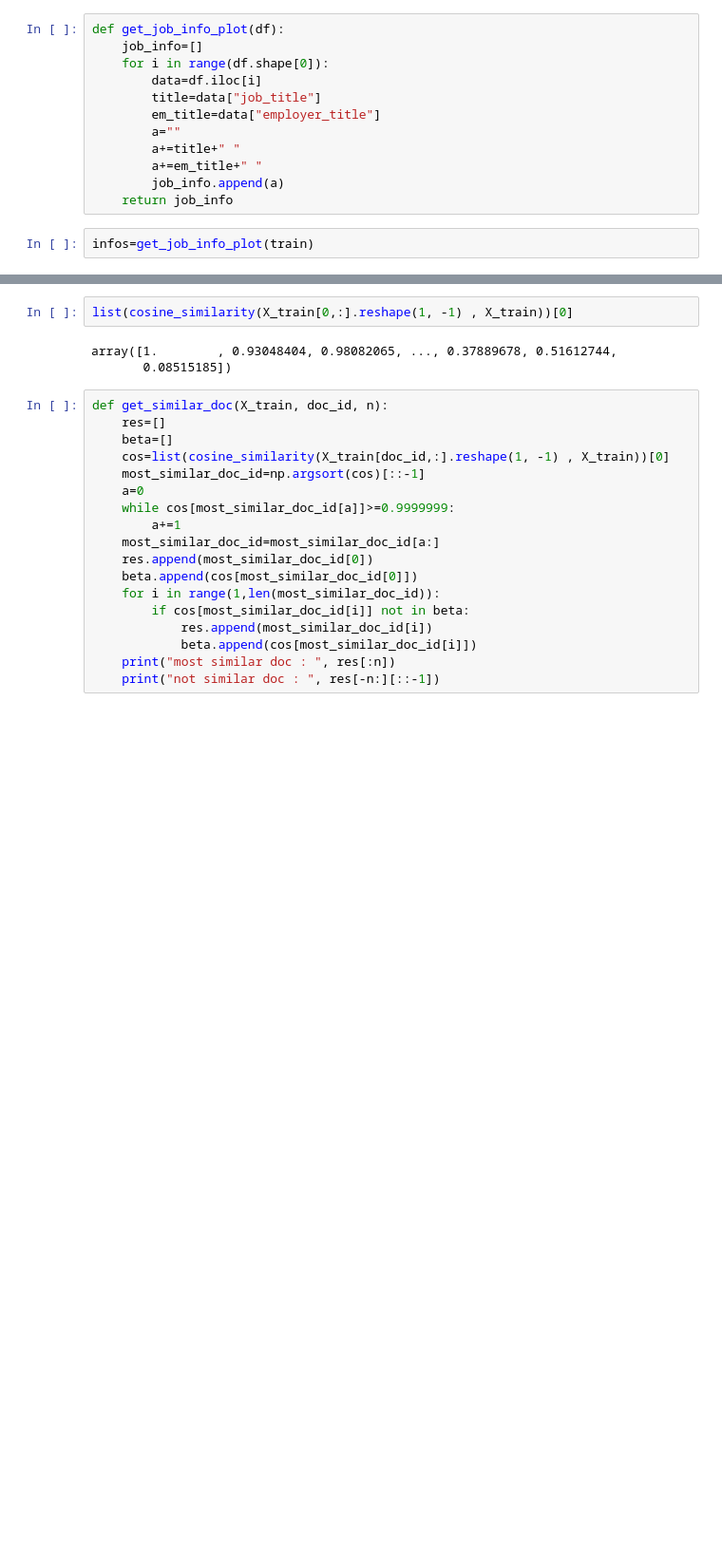
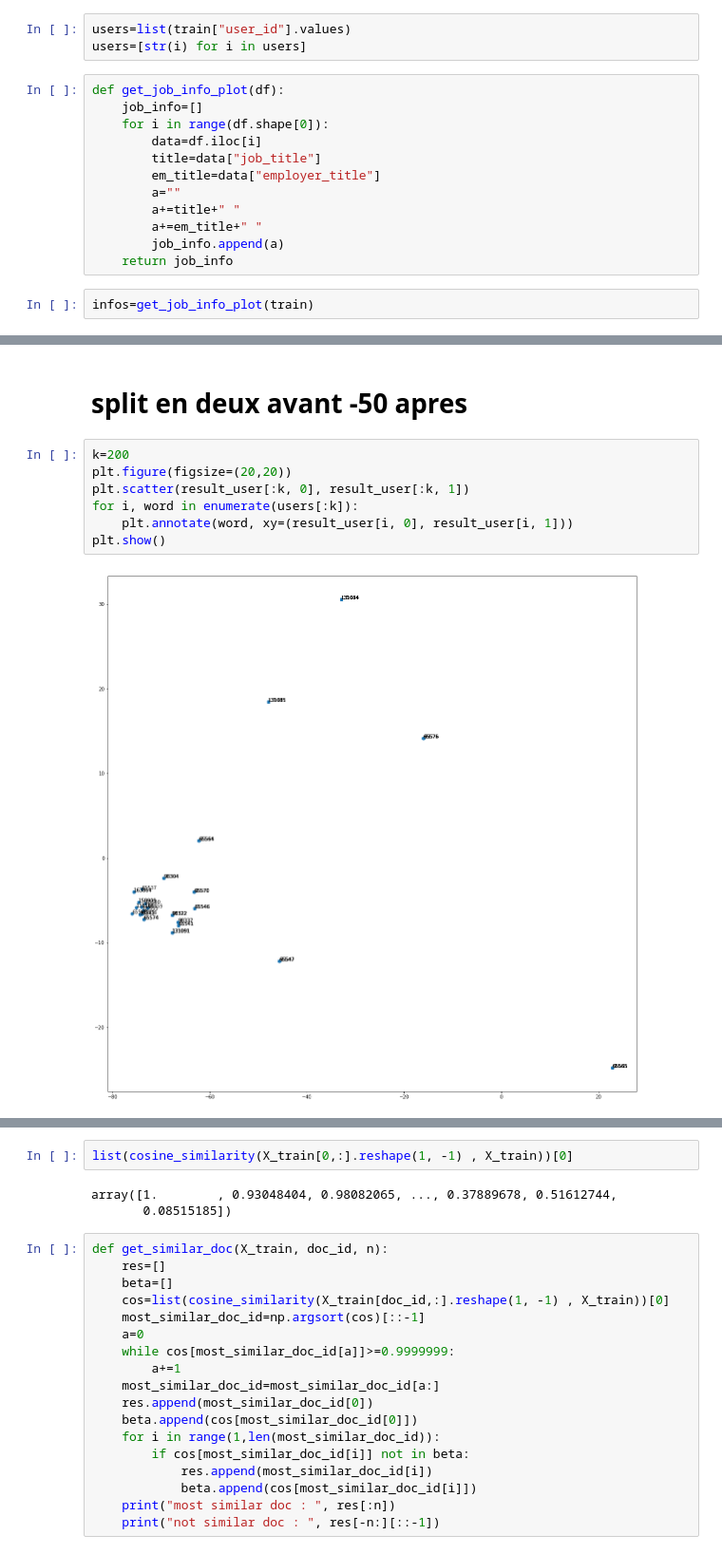
Before and after one commit to Lassanabright/Bright_Network-Data_Science, a Jupyter notebook: Word_Embedding.ipynb, the cells around one changed output, grey strips where cells are left out. Shown: that part at 95% size. Cells and saved outputs as stored; diff of their text form; blank space fills up the shorter version.

```diff
--- a/Word_Embedding.ipynb
+++ b/Word_Embedding.ipynb
@@ -254,3 +534,6 @@ print(pca.explained_variance_ratio_)
+# %%
+users=list(train["user_id"].values)
+users=[str(i) for i in users]
 # %%
 def get_job_info_plot(df):
     job_info=[]
@@ -267,0 +719,11 @@ infos=get_job_info_plot(train)
+# %% [markdown]
+# split en deux avant -50 apres
+# %%
+k=200
+plt.figure(figsize=(20,20))
+plt.scatter(result_user[:k, 0], result_user[:k, 1])
+for i, word in enumerate(users[:k]):
+    plt.annotate(word, xy=(result_user[i, 0], result_user[i, 1]))
+plt.show()
+# %% [output]
+[figure, added]
```
Also changed, not shown: parts of 75 cells of this notebook, 2 other files.
